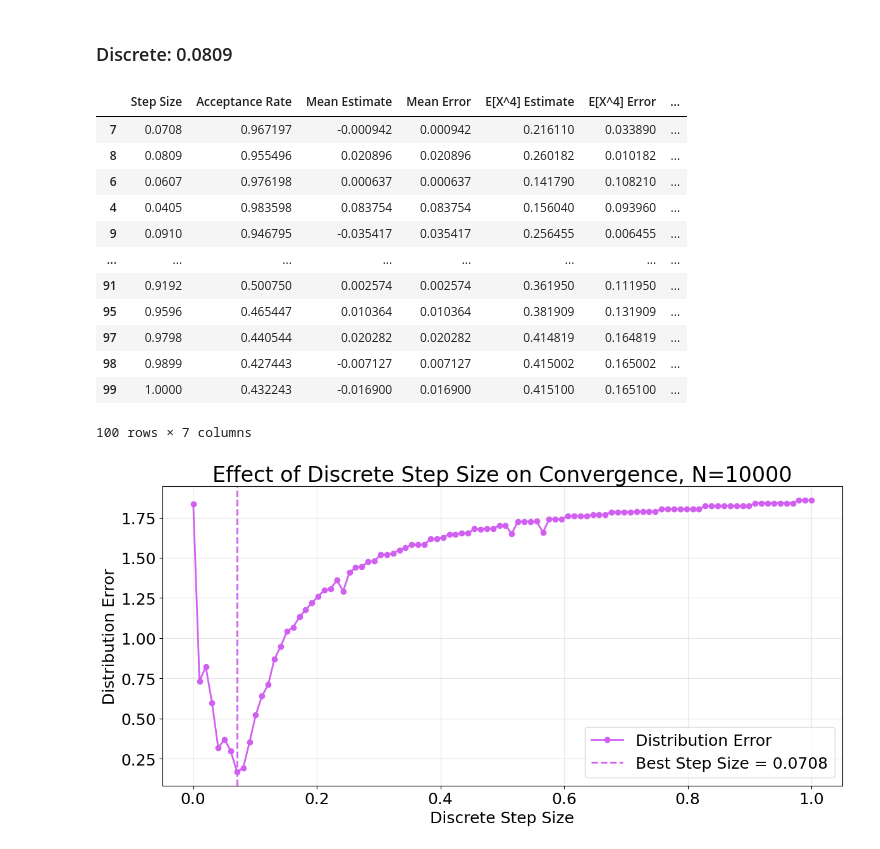
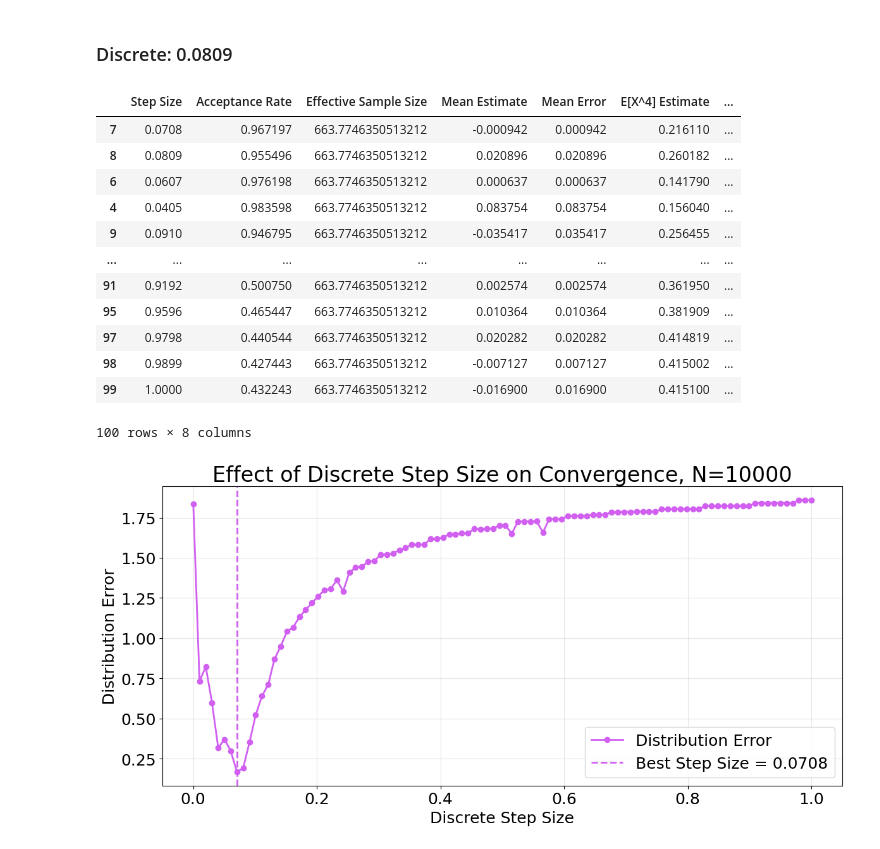
Before and after one commit to wakeupat4am/MATH4010--Advanced-Prob-Stat----Final-Project, a Jupyter notebook: Problem & Visualization/Problem 2/Problem_2.ipynb, the cells around one changed output. Cells and saved outputs as stored; diff of their text form; code cells hidden in the pictures.

```diff
--- a/Problem & Visualization/Problem 2/Problem_2.ipynb
+++ b/Problem & Visualization/Problem 2/Problem_2.ipynb
@@ -568,6 +569,7 @@ for proposal_name, result in metropolis_results.items():
 
     samples = result["samples"]
     acceptance_rate = result["acceptance_rate"]
+    ess_value = az.ess(np.array(samples).reshape(1, -1))
 
     sample_mean = np.mean(samples)
     sample_variance = np.var(samples)
@@ -581,6 +583,7 @@ for proposal_name, result in metropolis_results.items():
     performance_rows.append({
         "Proposal": proposal_name,
         "Acceptance Rate": acceptance_rate,
+        "Effective Sample Size": ess_value,
         "Sample Mean": sample_mean,
         "Mean Absolute Error": mean_abs_error,
         "Sample Variance": sample_variance,
@@ -812,47 +815,48 @@ discrete_step_results = []
 for step in STEP_VALUES:
     with contextlib.redirect_stdout(io.StringIO()):
         samples_discrete, acc_discrete = universal_metropolis_sampler(
             dist="discrete",
             num_samples=N,
             initial_x=INITIAL_X,
             z=Z,
             step_size=step
         )
-
+    ess_value = az.ess(np.array(samples_normal).reshape(1, -1))
     mean_estimate = np.mean(samples_discrete)
     fourth_moment_estimate = np.mean(samples_discrete**4)
 
     mean_error = abs(mean_estimate - 0)
     fourth_moment_error = abs(fourth_moment_estimate - 0.25)
     dist_error = distribution_l1_error(samples_discrete)
 
     discrete_step_results.append({
         "Step Size": step,
         "Acceptance Rate": acc_discrete,
+        "Effective Sample Size": ess_value,
         "Mean Estimate": mean_estimate,
         "Mean Error": mean_error,
         "E[X^4] Estimate": fourth_moment_estimate,
         "E[X^4] Error": fourth_moment_error,
         "Distribution Error": dist_error
     })
 
 
 discrete_step_df = pd.DataFrame(discrete_step_results)
 discrete_step_df.sort_values(by=["Distribution Error"], ascending=True)
 # %% [output]
-|  | Step Size | Acceptance Rate | Mean Estimate | Mean Error | E[X^4] Estimate | E[X^4] Error | ... |
-| 7 | 0.0708 | 0.967197 | -0.000942 | 0.000942 | 0.216110 | 0.033890 | ... |
-| 8 | 0.0809 | 0.955496 | 0.020896 | 0.020896 | 0.260182 | 0.010182 | ... |
-| 6 | 0.0607 | 0.976198 | 0.000637 | 0.000637 | 0.141790 | 0.108210 | ... |
-| 4 | 0.0405 | 0.983598 | 0.083754 | 0.083754 | 0.156040 | 0.093960 | ... |
-| 9 | 0.0910 | 0.946795 | -0.035417 | 0.035417 | 0.256455 | 0.006455 | ... |
+|  | Step Size | Acceptance Rate | Effective Sample Size | Mean Estimate | Mean Error | E[X^4] Estimate | ... |
+| 7 | 0.0708 | 0.967197 | 663.7746350513212 | -0.000942 | 0.000942 | 0.216110 | ... |
+| 8 | 0.0809 | 0.955496 | 663.7746350513212 | 0.020896 | 0.020896 | 0.260182 | ... |
+| 6 | 0.0607 | 0.976198 | 663.7746350513212 | 0.000637 | 0.000637 | 0.141790 | ... |
+| 4 | 0.0405 | 0.983598 | 663.7746350513212 | 0.083754 | 0.083754 | 0.156040 | ... |
+| 9 | 0.0910 | 0.946795 | 663.7746350513212 | -0.035417 | 0.035417 | 0.256455 | ... |
 | ... | ... | ... | ... | ... | ... | ... | ... |
-| 91 | 0.9192 | 0.500750 | 0.002574 | 0.002574 | 0.361950 | 0.111950 | ... |
-| 95 | 0.9596 | 0.465447 | 0.010364 | 0.010364 | 0.381909 | 0.131909 | ... |
-| 97 | 0.9798 | 0.440544 | 0.020282 | 0.020282 | 0.414819 | 0.164819 | ... |
-| 98 | 0.9899 | 0.427443 | -0.007127 | 0.007127 | 0.415002 | 0.165002 | ... |
-| 99 | 1.0000 | 0.432243 | -0.016900 | 0.016900 | 0.415100 | 0.165100 | ... |
+| 91 | 0.9192 | 0.500750 | 663.7746350513212 | 0.002574 | 0.002574 | 0.361950 | ... |
+| 95 | 0.9596 | 0.465447 | 663.7746350513212 | 0.010364 | 0.010364 | 0.381909 | ... |
+| 97 | 0.9798 | 0.440544 | 663.7746350513212 | 0.020282 | 0.020282 | 0.414819 | ... |
+| 98 | 0.9899 | 0.427443 | 663.7746350513212 | -0.007127 | 0.007127 | 0.415002 | ... |
+| 99 | 1.0000 | 0.432243 | 663.7746350513212 | -0.016900 | 0.016900 | 0.415100 | ... |
-100 rows × 7 columns
+100 rows × 8 columns
 # %%
 # ============================================================
 # Plot: Discrete Step Size vs Distribution Error
```
Also changed, not shown: parts of 7 cells of this notebook, 1 other file.
